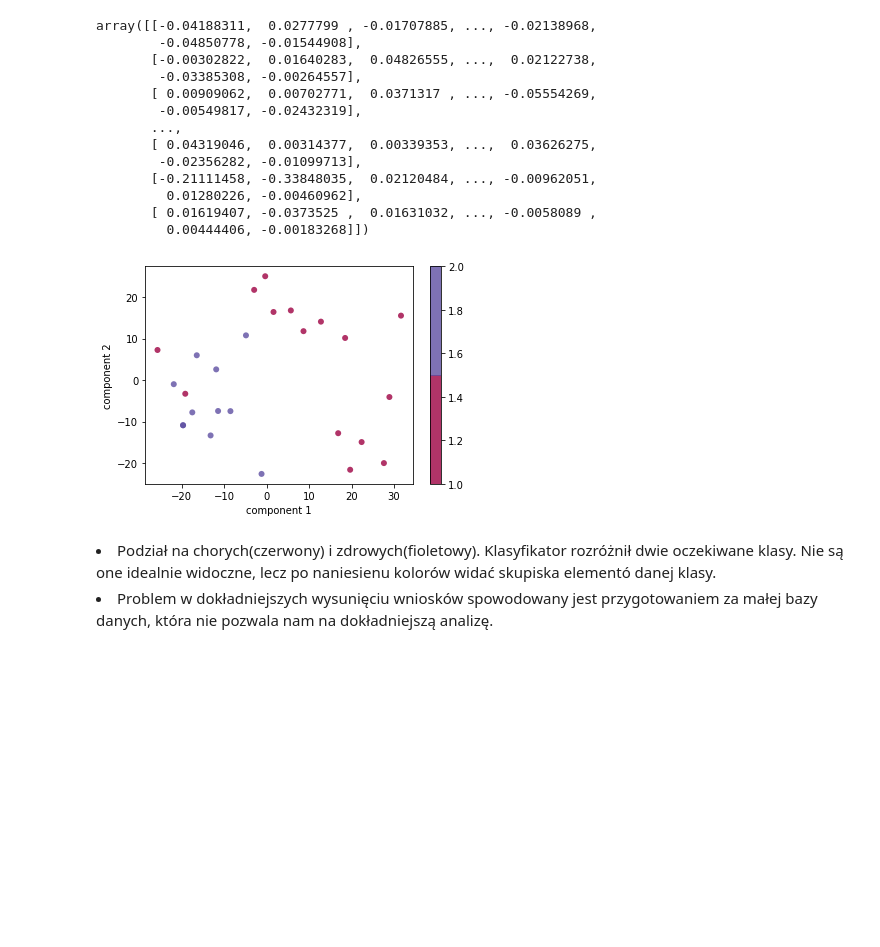
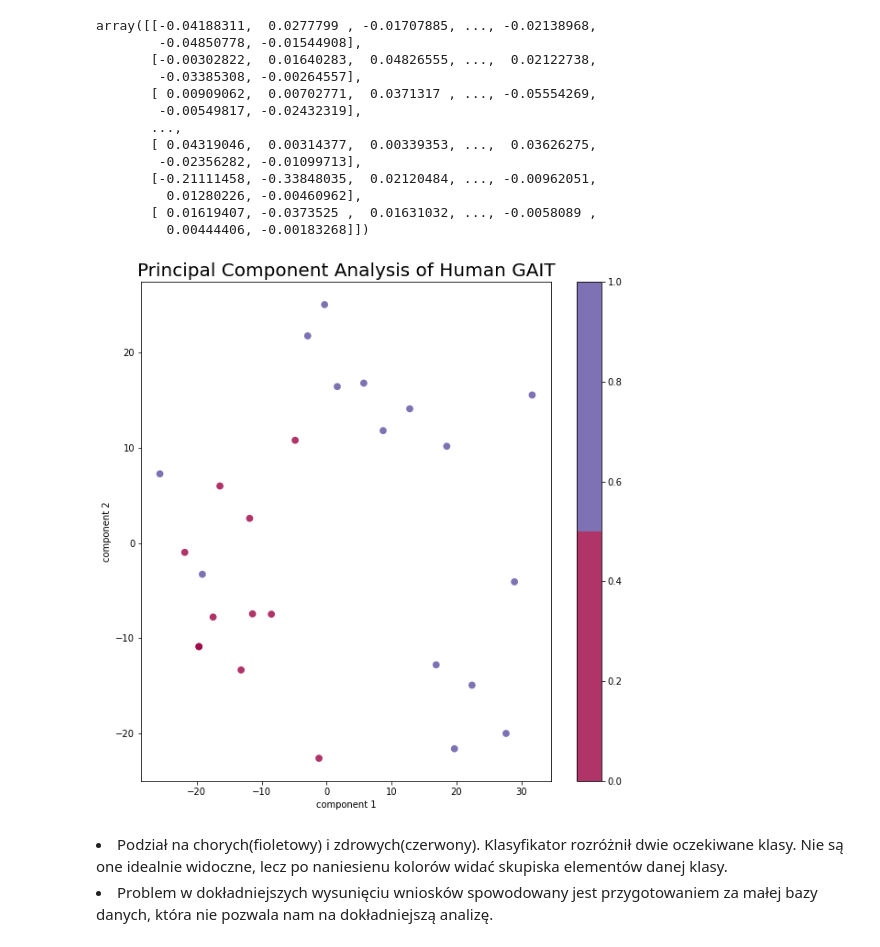
Before and after one commit to AlekKrajanowski/Motion-Capture-Gait, a Jupyter notebook: AKrajanowski/PCA.ipynb, the cells around one changed output. Drawn from its saved outputs; the diff is of its cells as text; code cells hidden in the pictures; blank space fills up the shorter version.

```diff
--- a/AKrajanowski/PCA.ipynb
+++ b/AKrajanowski/PCA.ipynb
@@ -14,0 +14,5 @@ print('(samples, timesteps, features) (samples,label)-> ', x.shape, y.shape)
+# %%
+f=h5py.File(r'features_database.h5', 'r')
+print(list(f.keys()))
+x = f['x'][:,:,:]
+print('(samples, timesteps, features)', x.shape)
@@ -89,17 +96,29 @@ array([[-0.04188311,  0.0277799 , -0.01707885, ..., -0.02138968,
          0.01280226, -0.00460962],
        [ 0.01619407, -0.0373525 ,  0.01631032, ..., -0.0058089 ,
          0.00444406, -0.00183268]])
+# %%
+path = f'cut'
+filelist =[]
+digits =[]
+digits_int =[]
+for file in glob.glob(f'{path}\\*.c3d',recursive = True):
+    filelist.append(file[4:-4].replace("_", ""))
+    digits.append(file[4:-7])
+
+for ele in digits:
+    digits_int.append(1) if ele=='degeneration' else digits_int.append(0)
 # %%
-digits = [1,1,1,1,1,1,1,1,1,1,1,1,1,1,1,2,2,2,2,2,2,2,2,2,2,2] #1-pliki chorej osoby, 2- pliki zdrowej osoby
-
+plt.figure(figsize=(10,10))
 plt.scatter(x_pca[:, 0], x_pca[:, 1],
-            c=digits, edgecolor='none', alpha=0.8,
-            cmap=plt.cm.get_cmap("Spectral", 2))
+            c=digits_int, edgecolor='none', alpha=0.8,
+            cmap=plt.cm.get_cmap("Spectral", 2), s=60)
 plt.xlabel('component 1')
 plt.ylabel('component 2')
+plt.title("Principal Component Analysis of Human GAIT",fontsize=20)
+targets = ['degeneration', 'healthy']
 plt.colorbar();
 # %% [output]
-[figure, old version]
+[figure, new version]
 # %% [markdown]
-<li>Podział na chorych(czerwony) i zdrowych(fioletowy). Klasyfikator rozróżnił dwie oczekiwane klasy. Nie są one idealnie widoczne, lecz po naniesienu kolorów widać skupiska elementó danej klasy.
+<li>Podział na chorych(fioletowy) i zdrowych(czerwony). Klasyfikator rozróżnił dwie oczekiwane klasy. Nie są one idealnie widoczne, lecz po naniesienu kolorów widać skupiska elementów danej klasy.
 <li>Problem w dokładniejszych wysunięciu wniosków spowodowany jest przygotowaniem za małej bazy danych, która nie pozwala nam na dokładniejszą analizę.
```
Also changed, not shown: parts of 6 cells of this notebook, 3 other files.
